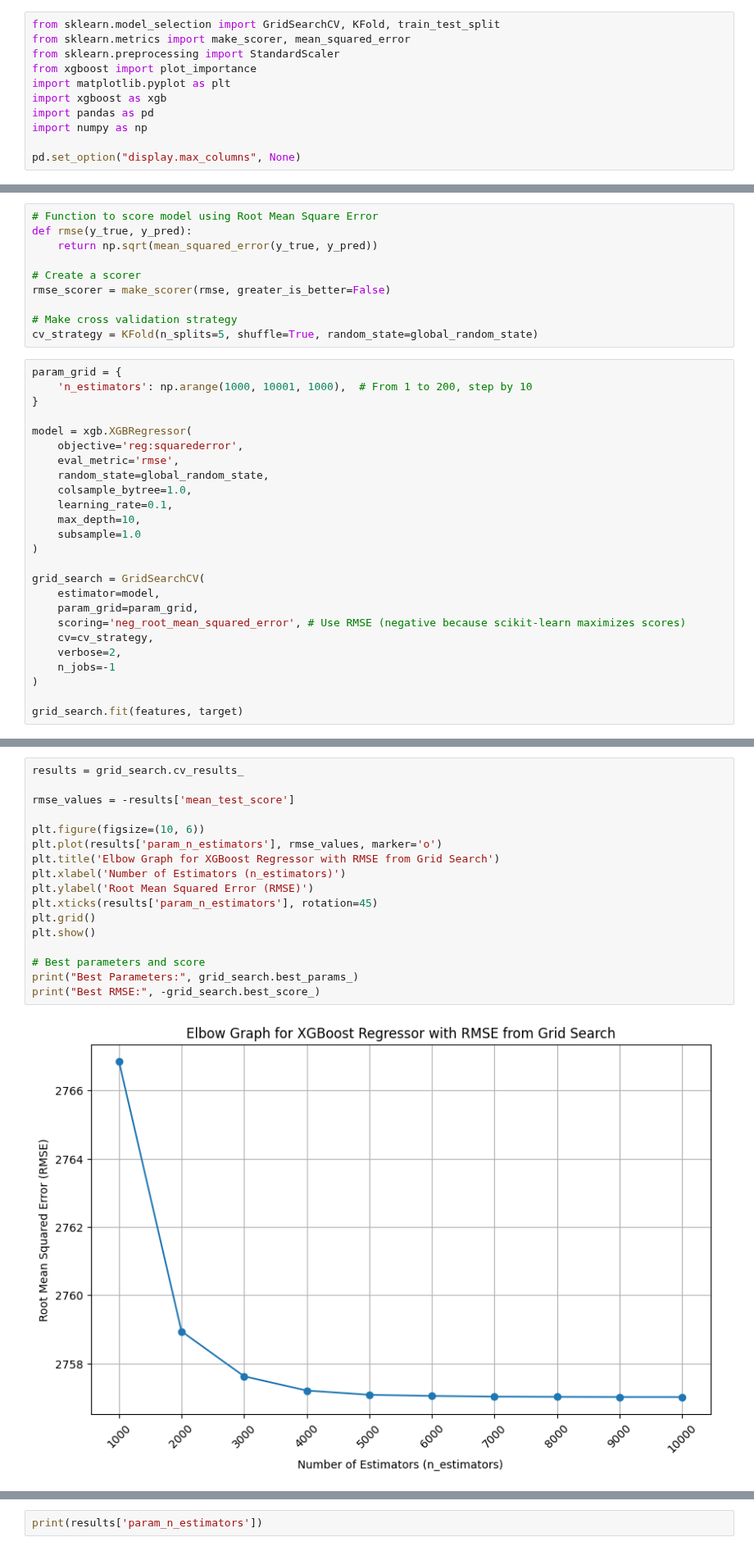
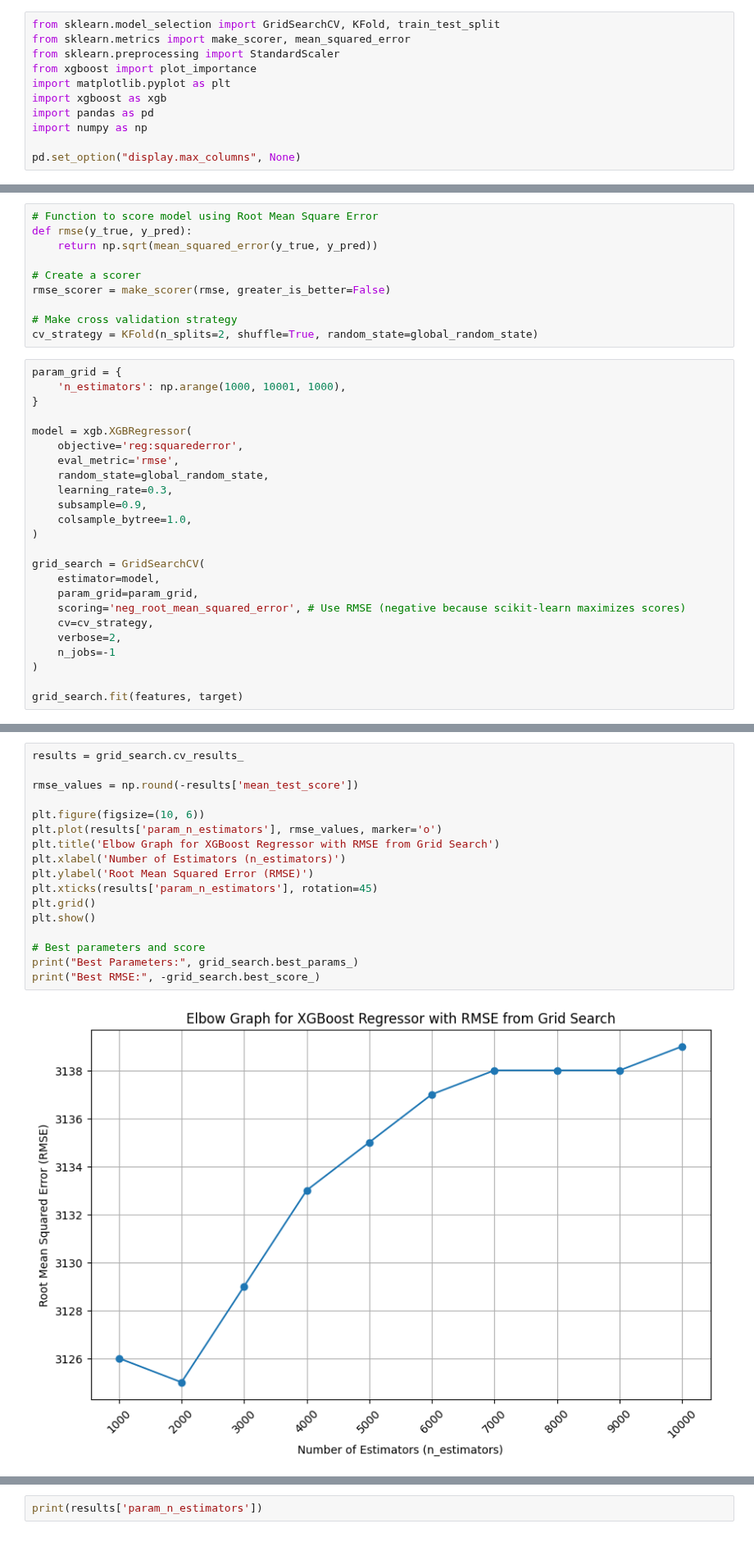
Before and after one commit to MohammedGuniem/PRC-Challenge, a Jupyter notebook: notebooks/08_choosing_n_estimators.ipynb, the cells around one changed output, grey strips where cells are left out. Shown at 82% size. Saved outputs shown, nothing was run; the diff lists cells and outputs as text.

```diff
--- a/notebooks/08_choosing_n_estimators.ipynb
+++ b/notebooks/08_choosing_n_estimators.ipynb
@@ -97,20 +104,19 @@ def rmse(y_true, y_pred):
 rmse_scorer = make_scorer(rmse, greater_is_better=False)
 
 # Make cross validation strategy
-cv_strategy = KFold(n_splits=5, shuffle=True, random_state=global_random_state)
+cv_strategy = KFold(n_splits=2, shuffle=True, random_state=global_random_state)
 # %%
 param_grid = {
-    'n_estimators': np.arange(1000, 10001, 1000),  # From 1 to 200, step by 10
+    'n_estimators': np.arange(1000, 10001, 1000),
 }
 
 model = xgb.XGBRegressor(
     objective='reg:squarederror',
     eval_metric='rmse',
     random_state=global_random_state,
+    learning_rate=0.3,
+    subsample=0.9,
     colsample_bytree=1.0,
-    learning_rate=0.1,
-    max_depth=10,
-    subsample=1.0
 )
 
 grid_search = GridSearchCV(
@@ -145,19 +151,19 @@ GridSearchCV(cv=KFold(n_splits=5, random_state=123, shuffle=True),
 # %%
 results = grid_search.cv_results_
 
-rmse_values = -results['mean_test_score']
+rmse_values = np.round(-results['mean_test_score'])
 
 plt.figure(figsize=(10, 6))
 plt.plot(results['param_n_estimators'], rmse_values, marker='o')
 plt.title('Elbow Graph for XGBoost Regressor with RMSE from Grid Search')
 plt.xlabel('Number of Estimators (n_estimators)')
 plt.ylabel('Root Mean Squared Error (RMSE)')
 plt.xticks(results['param_n_estimators'], rotation=45)
 plt.grid()
 plt.show()
 
 # Best parameters and score
 print("Best Parameters:", grid_search.best_params_)
 print("Best RMSE:", -grid_search.best_score_)
 # %% [output]
-[figure, old version]
+[figure, new version]
```
Also changed, not shown: parts of 5 cells of this notebook, 3 other files.
